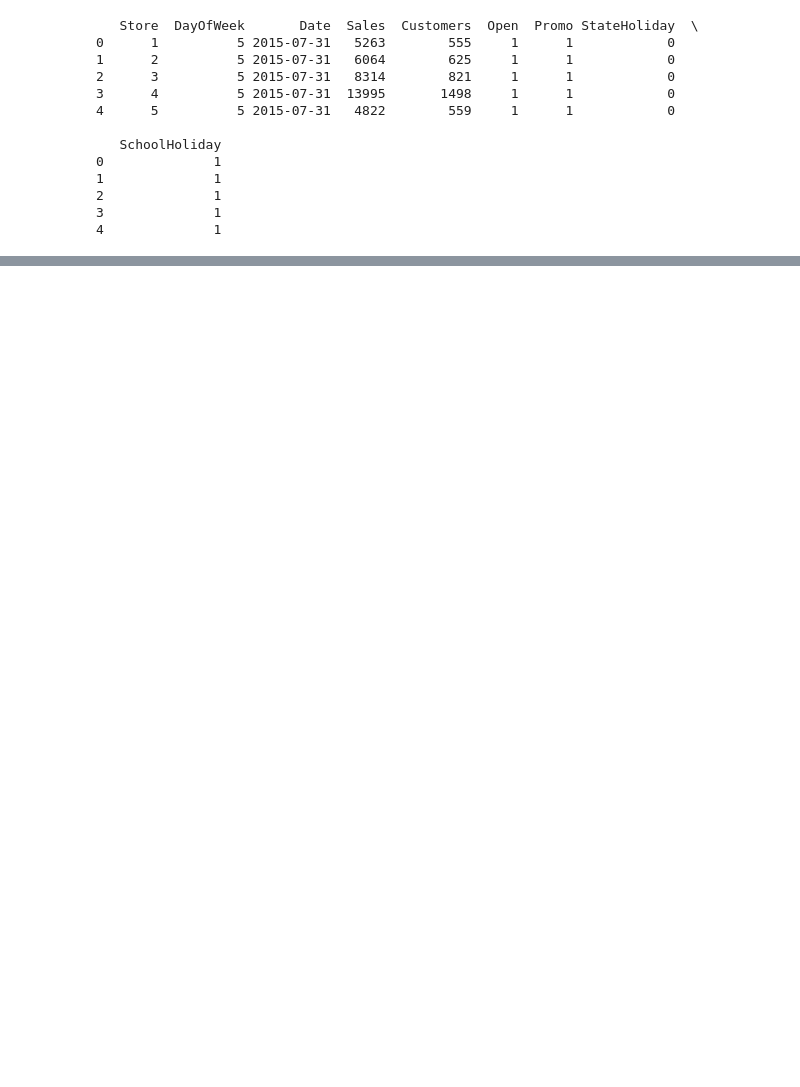
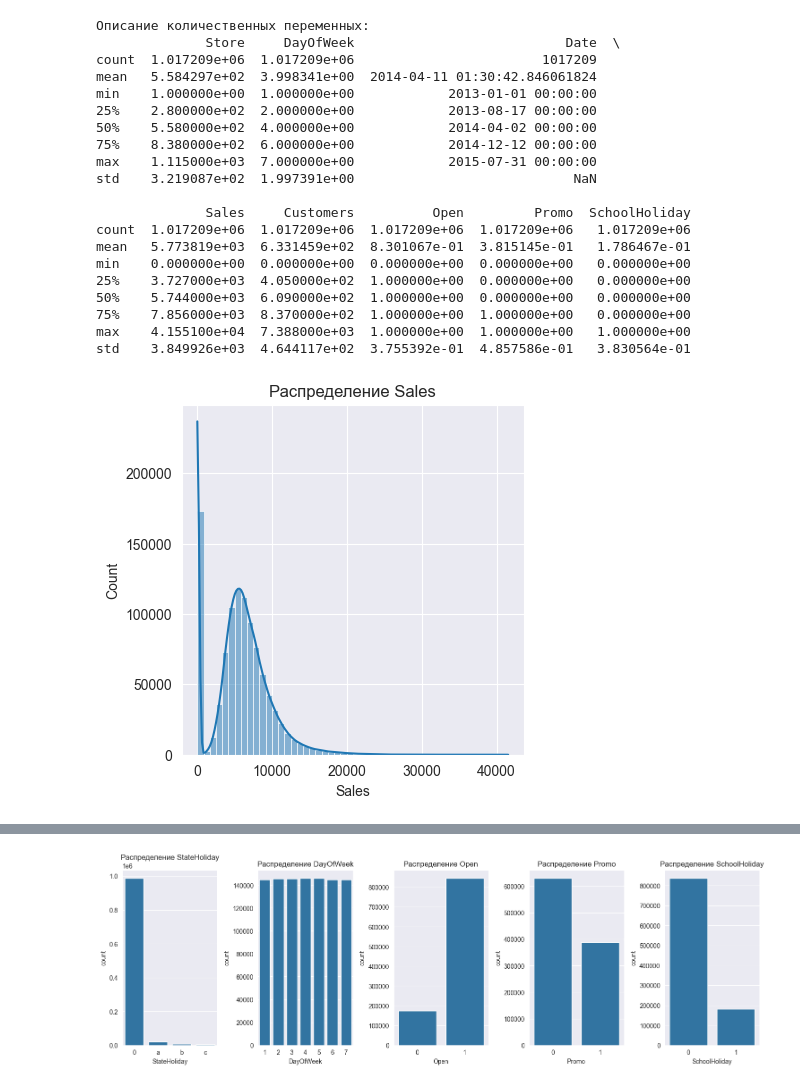
Before and after one commit to hornetio/sales_prediction, a Jupyter notebook: experiments/Model_v1_Panfilov.ipynb, the cells around one changed output, grey strips where cells are left out. Drawn from its saved outputs; the diff is of its cells as text; code cells hidden in the pictures; blank space fills up the shorter version.

```diff
--- a/experiments/Model_v1_Panfilov.ipynb
+++ b/experiments/Model_v1_Panfilov.ipynb
@@ -19,15 +25,66 @@ print(df_form.head())
 # %%
+import seaborn as sns
+import matplotlib.pyplot as plt
+
+print("Описание количественных переменных:")
+print(df_form.describe())
+
+
+# Числовые столбцы
+numeric_columns = ['Sales', 'Customers']
+
+# Визуализация числовых столбцов
+
+for i, col in enumerate(numeric_columns):
+    plt.figure(figsize=(15, 10))
+    plt.subplot(2, 3, i+1)
+    sns.histplot(df_form[col], bins=50, kde=True)
+    plt.title(f'Распределение {col}')
+    plt.show()
+
+# Визуализация категориальных столбцов
+categorical_columns = [ 'StateHoliday', 'DayOfWeek',  'Open', 'Promo' , 'SchoolHoliday']
+
+plt.figure(figsize=(15, 5))
+for i, col in enumerate(categorical_columns):
+    plt.subplot(1, len(categorical_columns), i+1)
+    sns.countplot(x=df_form[col])
+    plt.title(f'Распределение {col}')
+plt.tight_layout()
+plt.show()
+
+# Выбираем только числовые столбцы для корреляционного анализа
+numeric_df = df_form.select_dtypes(include=[np.number])
+
+
+# Удаляем строки с пропущенными значениями в числовых столбцах
+numeric_df = numeric_df.dropna()
+
+# Проверка корреляции между числовыми признаками
+plt.figure(figsize=(12, 8))
+correlation_matrix = numeric_df.corr()
+sns.heatmap(correlation_matrix, annot=True, cmap='coolwarm')
+plt.title('Корреляционная матрица числовых признаков')
+plt.show()
 # %% [output]
-   Store  DayOfWeek       Date  Sales  Customers  Open  Promo StateHoliday  \
-0      1          5 2015-07-31   5263        555     1      1            0
-1      2          5 2015-07-31   6064        625     1      1            0
-2      3          5 2015-07-31   8314        821     1      1            0
-3      4          5 2015-07-31  13995       1498     1      1            0
-4      5          5 2015-07-31   4822        559     1      1            0
+Описание количественных переменных:
+              Store     DayOfWeek                           Date  \
+count  1.017209e+06  1.017209e+06                        1017209
+mean   5.584297e+02  3.998341e+00  2014-04-11 01:30:42.846061824
+min    1.000000e+00  1.000000e+00            2013-01-01 00:00:00
+25%    2.800000e+02  2.000000e+00            2013-08-17 00:00:00
+50%    5.580000e+02  4.000000e+00            2014-04-02 00:00:00
+75%    8.380000e+02  6.000000e+00            2014-12-12 00:00:00
+max    1.115000e+03  7.000000e+00            2015-07-31 00:00:00
+std    3.219087e+02  1.997391e+00                            NaN
 
-   SchoolHoliday
-0              1
-1              1
-2              1
-3              1
-4              1
+              Sales     Customers          Open         Promo  SchoolHoliday
+count  1.017209e+06  1.017209e+06  1.017209e+06  1.017209e+06   1.017209e+06
+mean   5.773819e+03  6.331459e+02  8.301067e-01  3.815145e-01   1.786467e-01
+min    0.000000e+00  0.000000e+00  0.000000e+00  0.000000e+00   0.000000e+00
+25%    3.727000e+03  4.050000e+02  1.000000e+00  0.000000e+00   0.000000e+00
+50%    5.744000e+03  6.090000e+02  1.000000e+00  0.000000e+00   0.000000e+00
+75%    7.856000e+03  8.370000e+02  1.000000e+00  1.000000e+00   0.000000e+00
+max    4.155100e+04  7.388000e+03  1.000000e+00  1.000000e+00   1.000000e+00
+std    3.849926e+03  4.644117e+02  3.755392e-01  4.857586e-01   3.830564e-01
+[figure, added]
@@ -33,0 +92 @@ print(df_form.head())
+[figure, added]
```
Also changed, not shown: parts of 12 cells of this notebook, 1 other file.
